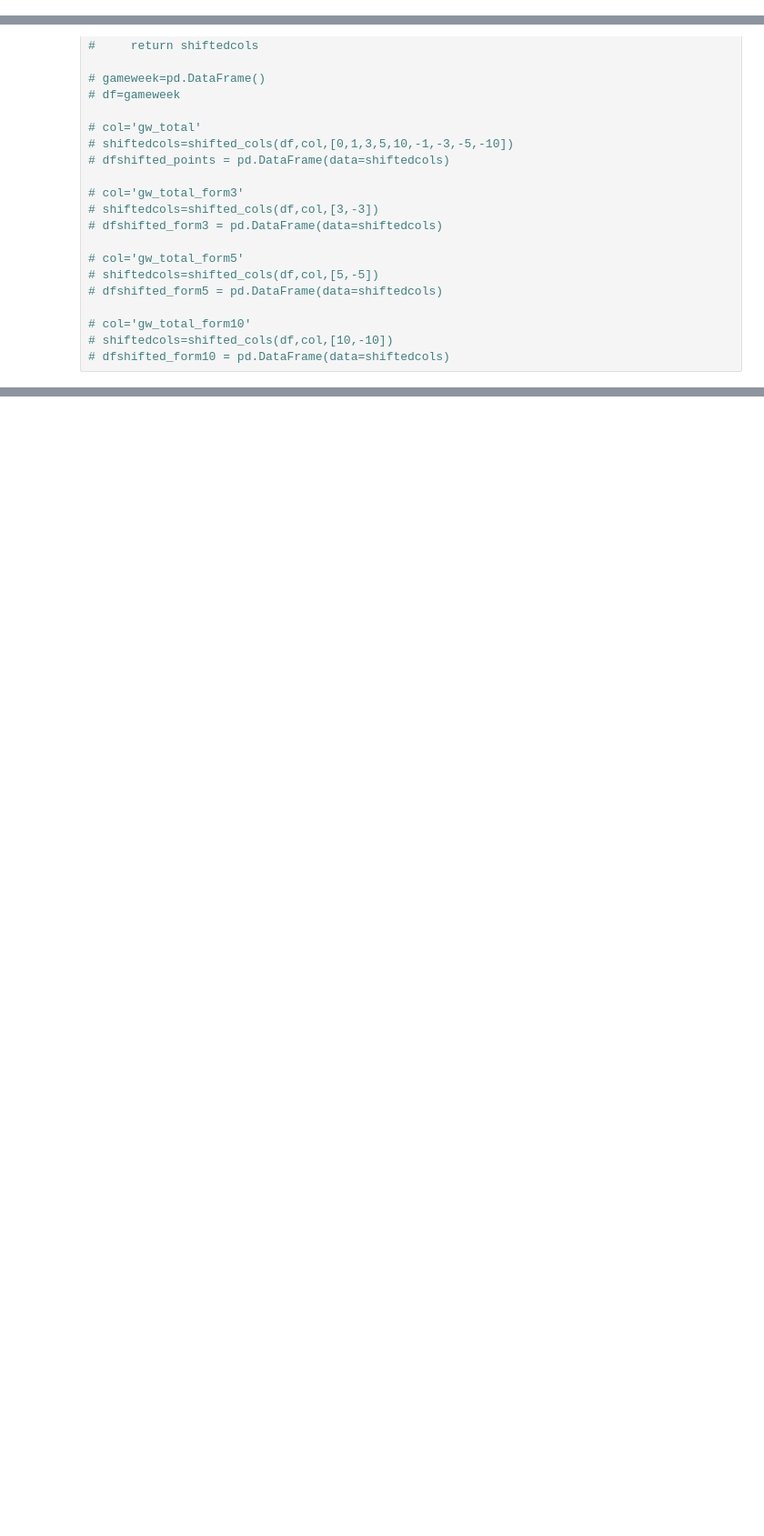
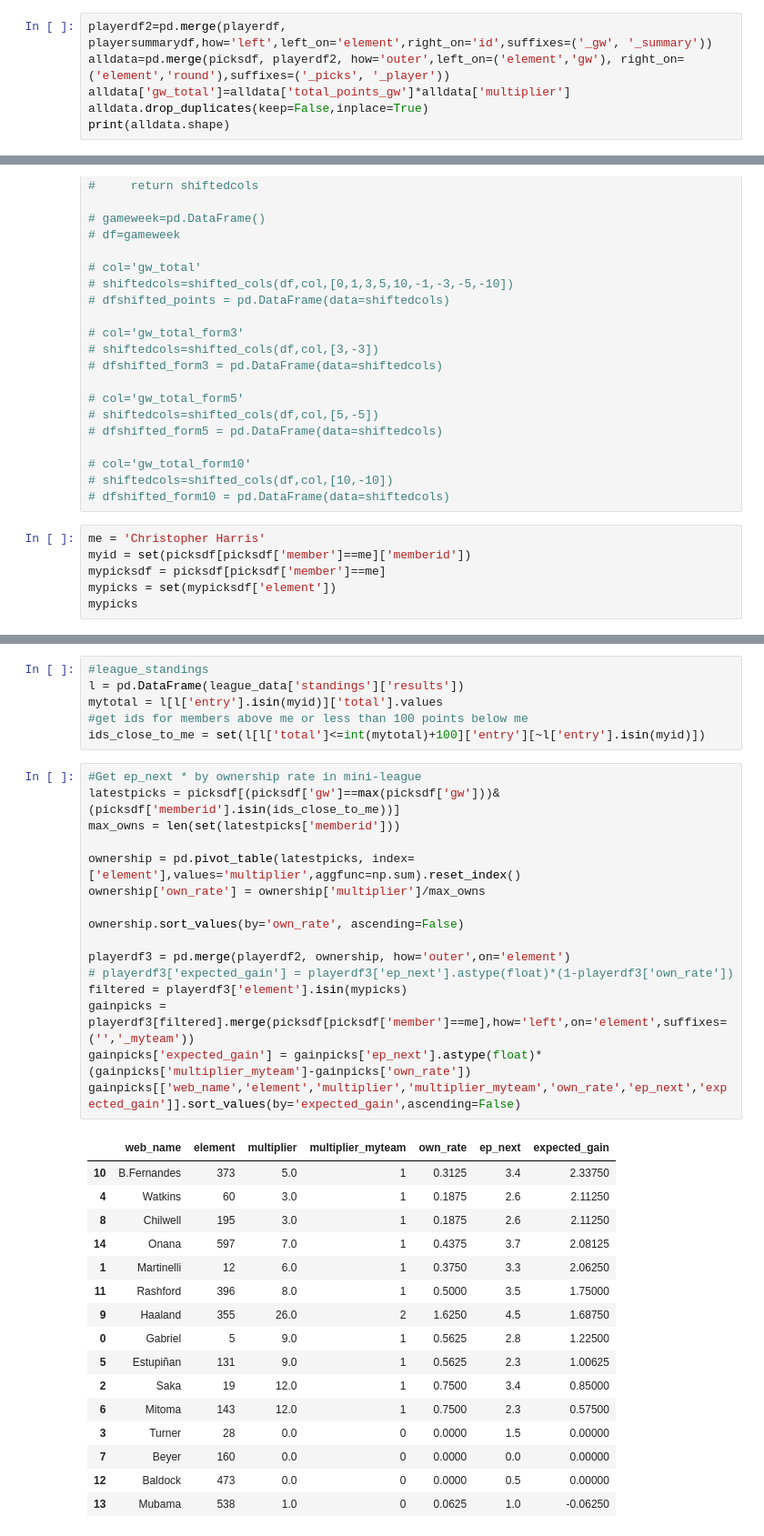
Before and after one commit to chrisimpacts/FPL-Data-Analysis, a Jupyter notebook: FPL-League-Analysis.ipynb, the cells around one changed output, grey strips where cells are left out. Shown at 91% size. Saved outputs shown, nothing was run; the diff lists cells and outputs as text; blank space fills up the shorter version.

Commit message:
Mini-League Analysis Update

```diff
--- a/FPL-League-Analysis.ipynb
+++ b/FPL-League-Analysis.ipynb
@@ -265,0 +325,6 @@ playerdf2=make_playerdf2(playerdetails,cols)
+# %%
+playerdf2=pd.merge(playerdf, playersummarydf,how='left',left_on='element',right_on='id',suffixes=('_gw', '_summary'))
+alldata=pd.merge(picksdf, playerdf2, how='outer',left_on=('element','gw'), right_on=('element','round'),suffixes=('_picks', '_player'))
+alldata['gw_total']=alldata['total_points_gw']*alldata['multiplier']
+alldata.drop_duplicates(keep=False,inplace=True)
+print(alldata.shape)
@@ -541,3 +592,9 @@ nodraft
 # col='gw_total_form10'
 # shiftedcols=shifted_cols(df,col,[10,-10])
 # dfshifted_form10 = pd.DataFrame(data=shiftedcols)
+# %%
+me = 'Christopher Harris'
+myid = set(picksdf[picksdf['member']==me]['memberid'])
+mypicksdf = picksdf[picksdf['member']==me]
+mypicks = set(mypicksdf['element'])
+mypicks
@@ -543,0 +603,39 @@ nodraft
+# %%
+#league_standings
+l = pd.DataFrame(league_data['standings']['results'])
+mytotal = l[l['entry'].isin(myid)]['total'].values
+#get ids for members above me or less than 100 points below me
+ids_close_to_me = set(l[l['total']<=int(mytotal)+100]['entry'][~l['entry'].isin(myid)])
+# %%
+#Get ep_next * by ownership rate in mini-league
+latestpicks = picksdf[(picksdf['gw']==max(picksdf['gw']))&(picksdf['memberid'].isin(ids_close_to_me))]
+max_owns = len(set(latestpicks['memberid']))
+
+ownership = pd.pivot_table(latestpicks, index=['element'],values='multiplier',aggfunc=np.sum).reset_index()
+ownership['own_rate'] = ownership['multiplier']/max_owns
+
+ownership.sort_values(by='own_rate', ascending=False)
+
+playerdf3 = pd.merge(playerdf2, ownership, how='outer',on='element')
+# playerdf3['expected_gain'] = playerdf3['ep_next'].astype(float)*(1-playerdf3['own_rate'])
+filtered = playerdf3['element'].isin(mypicks)
+gainpicks = playerdf3[filtered].merge(picksdf[picksdf['member']==me],how='left',on='element',suffixes=('','_myteam'))
+gainpicks['expected_gain'] = gainpicks['ep_next'].astype(float)*(gainpicks['multiplier_myteam']-gainpicks['own_rate'])
+gainpicks[['web_name','element','multiplier','multiplier_myteam','own_rate','ep_next','expected_gain']].sort_values(by='expected_gain',ascending=False)
+# %% [output]
+|  | web_name | element | multiplier | multiplier_myteam | own_rate | ep_next | expected_gain |
+| 10 | B.Fernandes | 373 | 5.0 | 1 | 0.3125 | 3.4 | 2.33750 |
+| 4 | Watkins | 60 | 3.0 | 1 | 0.1875 | 2.6 | 2.11250 |
+| 8 | Chilwell | 195 | 3.0 | 1 | 0.1875 | 2.6 | 2.11250 |
+| 14 | Onana | 597 | 7.0 | 1 | 0.4375 | 3.7 | 2.08125 |
+| 1 | Martinelli | 12 | 6.0 | 1 | 0.3750 | 3.3 | 2.06250 |
+| 11 | Rashford | 396 | 8.0 | 1 | 0.5000 | 3.5 | 1.75000 |
+| 9 | Haaland | 355 | 26.0 | 2 | 1.6250 | 4.5 | 1.68750 |
+| 0 | Gabriel | 5 | 9.0 | 1 | 0.5625 | 2.8 | 1.22500 |
+| 5 | Estupiñan | 131 | 9.0 | 1 | 0.5625 | 2.3 | 1.00625 |
+| 2 | Saka | 19 | 12.0 | 1 | 0.7500 | 3.4 | 0.85000 |
+| 6 | Mitoma | 143 | 12.0 | 1 | 0.7500 | 2.3 | 0.57500 |
+| 3 | Turner | 28 | 0.0 | 0 | 0.0000 | 1.5 | 0.00000 |
+| 7 | Beyer | 160 | 0.0 | 0 | 0.0000 | 0.0 | 0.00000 |
+| 12 | Baldock | 473 | 0.0 | 0 | 0.0000 | 0.5 | 0.00000 |
+| 13 | Mubama | 538 | 1.0 | 0 | 0.0625 | 1.0 | -0.06250 |
```
Also changed, not shown: parts of 19 cells of this notebook, 4 other files.
